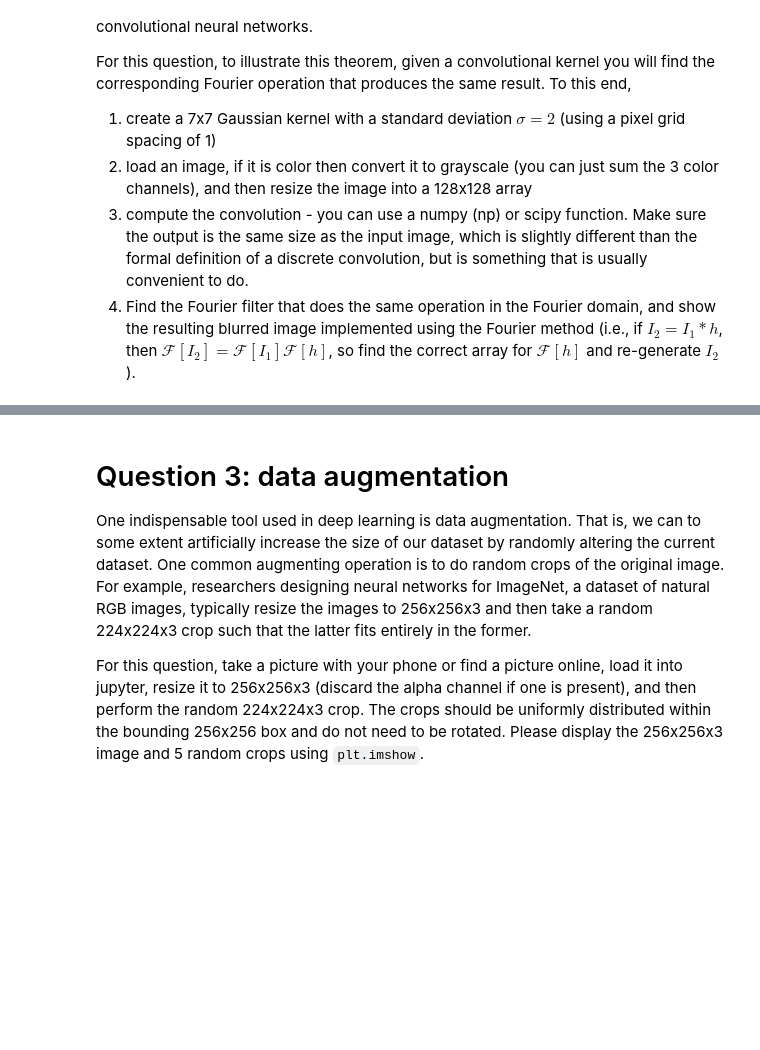
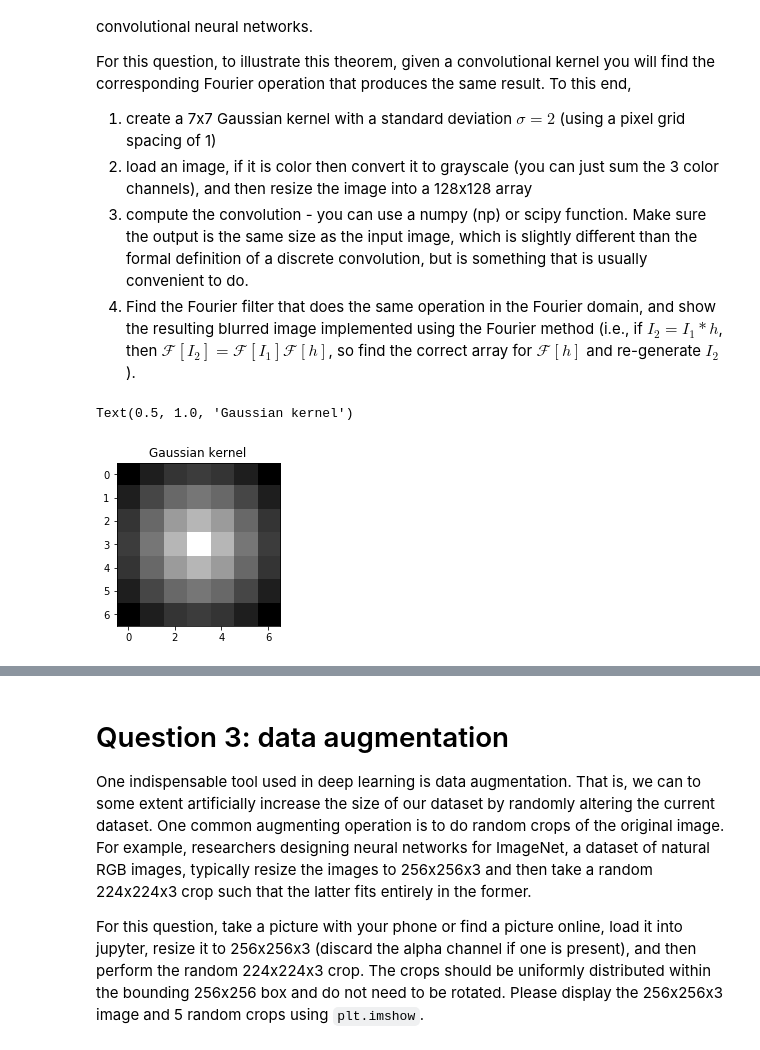
Before and after one commit to mariachacko/BME-590-Machine-Learning-in-Imaging, a Jupyter notebook: homework/homework_1/HW1.ipynb, the cells around one changed output, grey strips where cells are left out. Saved outputs shown, nothing was run; the diff lists cells and outputs as text; code cells hidden in the pictures; blank space fills up the shorter version.

```diff
--- a/homework/homework_1/HW1.ipynb
+++ b/homework/homework_1/HW1.ipynb
@@ -81 +84,12 @@ For this question, to illustrate this theorem, given a convolutional kernel you
 %matplotlib inline
+# %%
+x,y = np.meshgrid(np.linspace(-3,3,7),np.linspace(-3,3,7))
+sigma = 2
+gaussian = np.exp(-(np.sqrt(np.power(x,2)+np.power(y,2)))/(2*sigma**2))
+
+fig, ax = plt.subplots(figsize=(5, 3))
+ax.imshow(gaussian,cmap='gray')
+ax.set_title('Gaussian kernel')
+# %% [output]
+Text(0.5, 1.0, 'Gaussian kernel')
+[figure, added]
```
Also changed, not shown: parts of 12 cells of this notebook.
